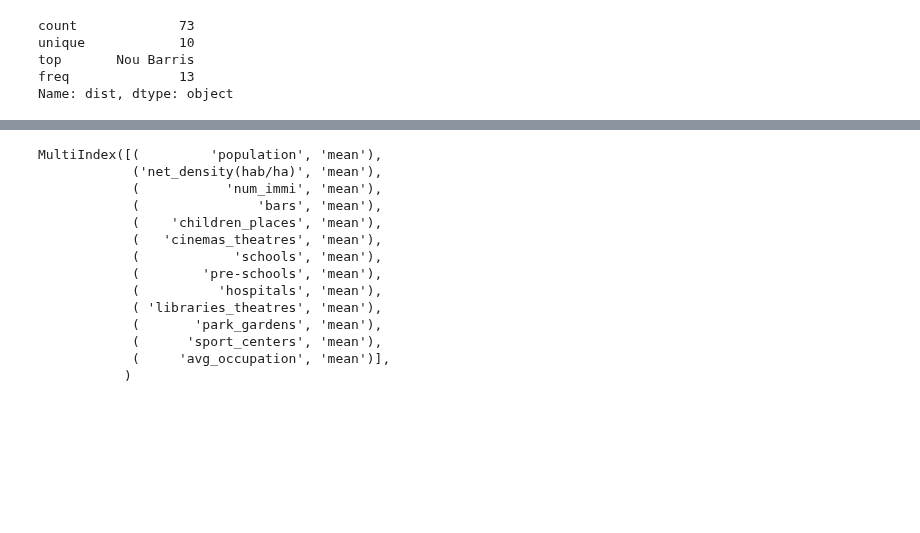
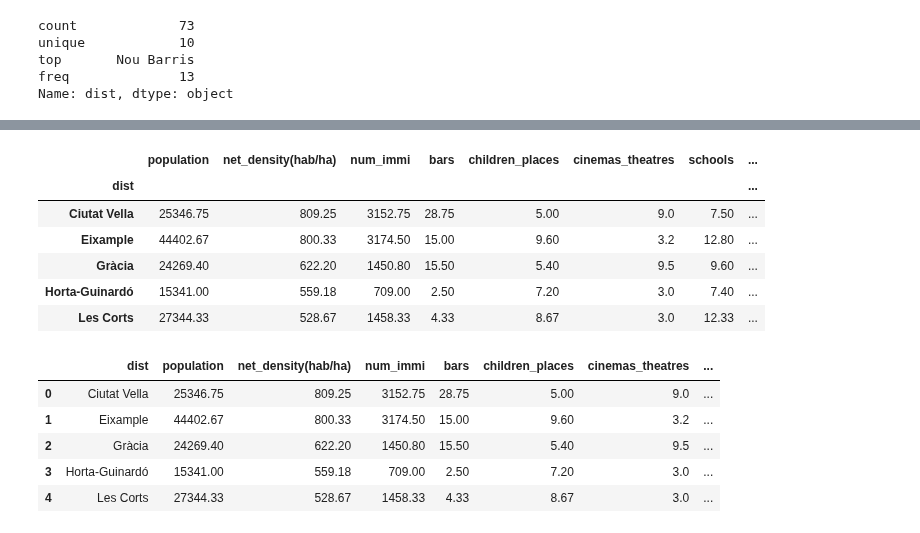
Before and after one commit to ta-data-bcn/Project-Week-2-Barcelona, a Jupyter notebook: your-project/Analysis-Mireia.ipynb, the cells around one changed output, grey strips where cells are left out. Cells and saved outputs as stored; diff of their text form; code cells hidden in the pictures; blank space fills up the shorter version.

```diff
--- a/your-project/Analysis-Mireia.ipynb
+++ b/your-project/Analysis-Mireia.ipynb
@@ -141,2 +138,4 @@ Name: dist, dtype: object
+# %%
+Analysis["rent_price"]=Analysis["rent_price"].astype("float")
 # %%
-Analysis["mort_rate"].astype("float")
+Analysis["mort_rate"]=Analysis["mort_rate"].astype("float")
@@ -167,7 +164,7 @@ dtype: object
 # %%
 #Information by dist (rounded)
 
-MeanDist=Analysis.groupby("dist").aggregate({"mean"}).round(decimals=3)
+MeanDist=Analysis.groupby("dist").aggregate({"mean"}).round(decimals=2)
 # %%
 MeanDist.head()
 MeanDist.columns
@@ -188,21 +188,16 @@ MultiIndex([(         'population', 'mean'),
            )
 # %%
-MeanDist=MeanDist[['population', 'net_density(hab/ha)', 'num_immi', 'bars',
+MeanDist.columns =['population', 'net_density(hab/ha)', 'num_immi', 'bars',
        'children_places', 'cinemas_theatres', 'schools', 'pre-schools',
-       'hospitals', 'libraries_theatres', 'park_gardens', 'sport_centers',
-       'avg_occupation', 'mort_rate', 'rent_price', 'num_crimes']]
+       'hospitals', 'libraries_museums', 'park_gardens', 'sport_centers',
+       'avg_occupation', 'mort_rate', 'rent_price', 'num_crimes']
-# %% [output]
-MultiIndex([(         'population', 'mean'),
-            ('net_density(hab/ha)', 'mean'),
-            (           'num_immi', 'mean'),
-            (               'bars', 'mean'),
-            (    'children_places', 'mean'),
-            (   'cinemas_theatres', 'mean'),
-            (            'schools', 'mean'),
-            (        'pre-schools', 'mean'),
-            (          'hospitals', 'mean'),
-            ( 'libraries_theatres', 'mean'),
-            (       'park_gardens', 'mean'),
-            (      'sport_centers', 'mean'),
-            (     'avg_occupation', 'mean')],
-           )
+# %%
+MeanDist.head()
+# %% [output]
+|  | population | net_density(hab/ha) | num_immi | bars | children_places | cinemas_theatres | schools | ... |
+| dist |  |  |  |  |  |  |  | ... |
+| Ciutat Vella | 25346.75 | 809.25 | 3152.75 | 28.75 | 5.00 | 9.0 | 7.50 | ... |
+| Eixample | 44402.67 | 800.33 | 3174.50 | 15.00 | 9.60 | 3.2 | 12.80 | ... |
+| Gràcia | 24269.40 | 622.20 | 1450.80 | 15.50 | 5.40 | 9.5 | 9.60 | ... |
+| Horta-Guinardó | 15341.00 | 559.18 | 709.00 | 2.50 | 7.20 | 3.0 | 7.40 | ... |
+| Les Corts | 27344.33 | 528.67 | 1458.33 | 4.33 | 8.67 | 3.0 | 12.33 | ... |
@@ -208,0 +212,9 @@ MultiIndex([(         'population', 'mean'),
+# %%
+Dist.head()
+# %% [output]
+|  | dist | population | net_density(hab/ha) | num_immi | bars | children_places | cinemas_theatres | ... |
+| 0 | Ciutat Vella | 25346.75 | 809.25 | 3152.75 | 28.75 | 5.00 | 9.0 | ... |
+| 1 | Eixample | 44402.67 | 800.33 | 3174.50 | 15.00 | 9.60 | 3.2 | ... |
+| 2 | Gràcia | 24269.40 | 622.20 | 1450.80 | 15.50 | 5.40 | 9.5 | ... |
+| 3 | Horta-Guinardó | 15341.00 | 559.18 | 709.00 | 2.50 | 7.20 | 3.0 | ... |
+| 4 | Les Corts | 27344.33 | 528.67 | 1458.33 | 4.33 | 8.67 | 3.0 | ... |
```
Also changed, not shown: parts of 18 cells of this notebook, 2 other files.
